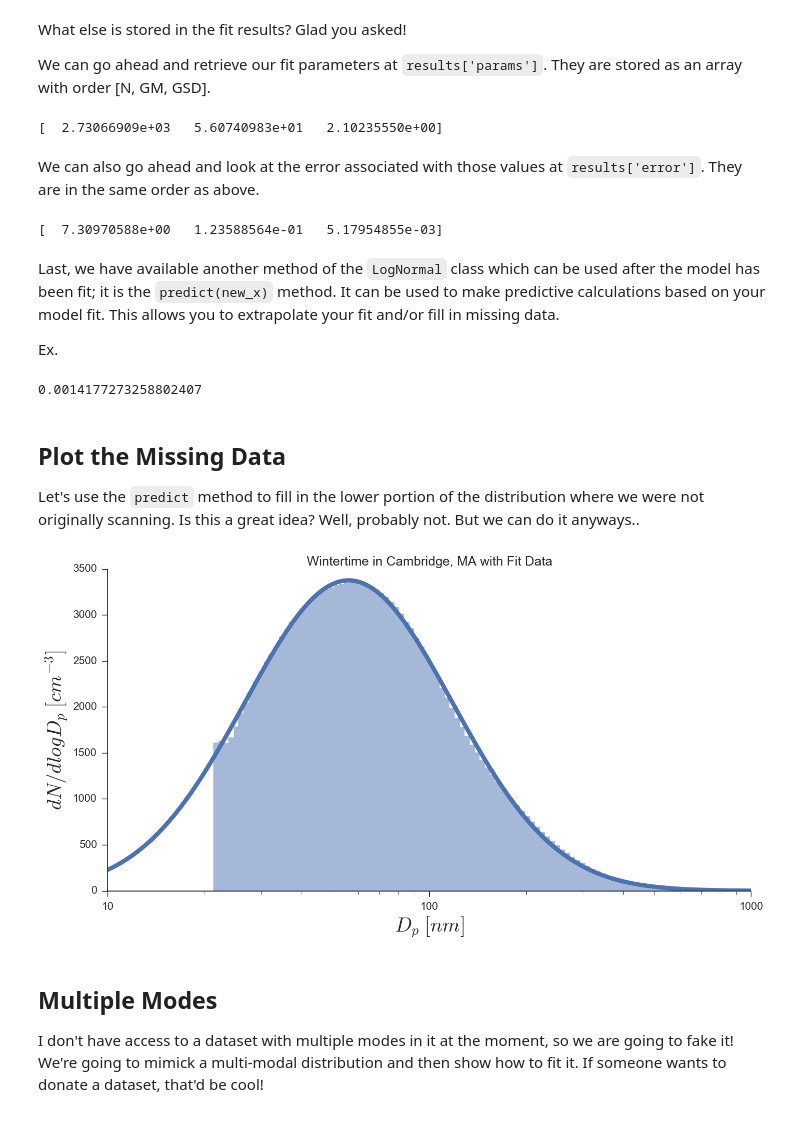
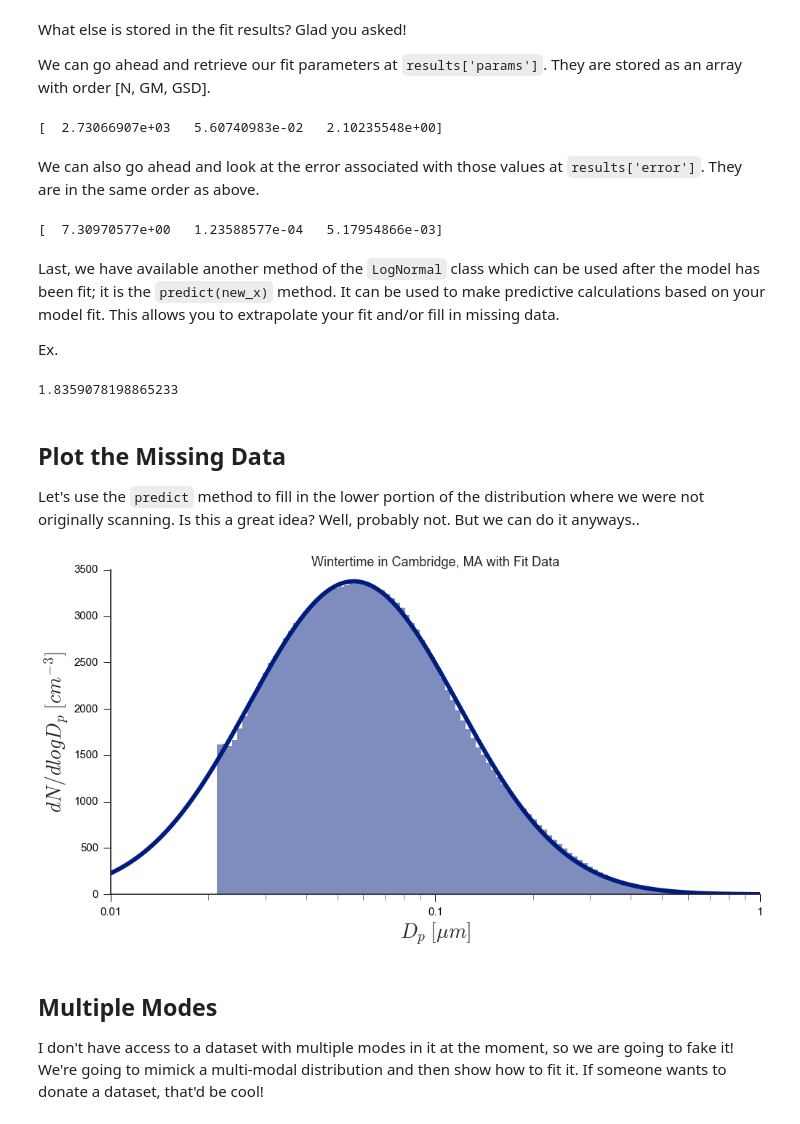
Before and after one commit to quant-aq/py-smps, a Jupyter notebook: examples/Fit a Multi-Modal Distribution.ipynb, the cells around one changed output. Saved outputs shown, nothing was run; the diff lists cells and outputs as text; code cells hidden in the pictures.

```diff
--- a/examples/Fit a Multi-Modal Distribution.ipynb
+++ b/examples/Fit a Multi-Modal Distribution.ipynb
@@ -11,9 +11,10 @@ import seaborn as sns
 import pandas as pd
 import numpy as np
 import matplotlib.pyplot as plt
+import matplotlib.ticker as mtick
 import random
 
-sns.set_context("notebook", font_scale=1.5)
+sns.set("notebook", font_scale=1.5, palette='dark')
 
 %matplotlib inline
 
@@ -55,7 +56,7 @@ model = LogNormal()
 
 # Gather our X and Y data
 X = s.midpoints
-Y = s.histogram.mean()
+Y = s.dndlogdp.mean()
 
 # Go ahead and fit
 results = model.fit(X, Y, modes=1)
@@ -89,13 +90,13 @@ We can go ahead and retrieve our fit parameters at `results['params']`. They are
 # %%
 print (results['params'])
 # %% [output]
-[  2.73066909e+03   5.60740983e+01   2.10235550e+00]
+[  2.73066907e+03   5.60740983e-02   2.10235548e+00]
 # %% [markdown]
 We can also go ahead and look at the error associated with those values at `results['error']`. They are in the same order as above.
 # %%
 print (results['error'])
 # %% [output]
-[  7.30970588e+00   1.23588564e-01   5.17954855e-03]
+[  7.30970577e+00   1.23588577e-04   5.17954866e-03]
 # %% [markdown]
 Last, we have available another method of the `LogNormal` class which can be used after the model has been fit; it is the `predict(new_x)` method. It can be used to make predictive calculations based on your model fit. This allows you to extrapolate your fit and/or fill in missing data.
 
@@ -103,26 +104,26 @@ Ex.
 # %%
 model.predict(1)
 # %% [output]
-0.0014177273258802407
+1.8359078198865233
 # %% [markdown]
 ## Plot the Missing Data
 
 Let's use the `predict` method to fill in the lower portion of the distribution where we were not originally scanning. Is this a great idea? Well, probably not. But we can do it anyways..
 # %%
-newX = np.logspace(np.log10(10), np.log10(1000), 1000)
+newX = np.logspace(np.log10(.01), np.log10(1), 1000)
 
 # plot the histogram
-ax = smps.plots.histplot(s.histogram, s.bins, plot_kws={'linewidth': 0., 'alpha': .5})
+ax = smps.plots.histplot(s.dndlogdp, s.bins, plot_kws={'linewidth': 0., 'alpha': .5})
 
 # Plot the fit values
 ax.plot(newX, model.predict(newX), lw=6, label="Fit Data")
 
 ax.set_title("Wintertime in Cambridge, MA with Fit Data")
 
 # remove the spines of the plot
 sns.despine()
 # %% [output]
-[figure, old version]
+[figure, new version]
 # %% [markdown]
 ## Multiple Modes
 
```
Also changed, not shown: parts of 7 cells of this notebook, 5 other files.
